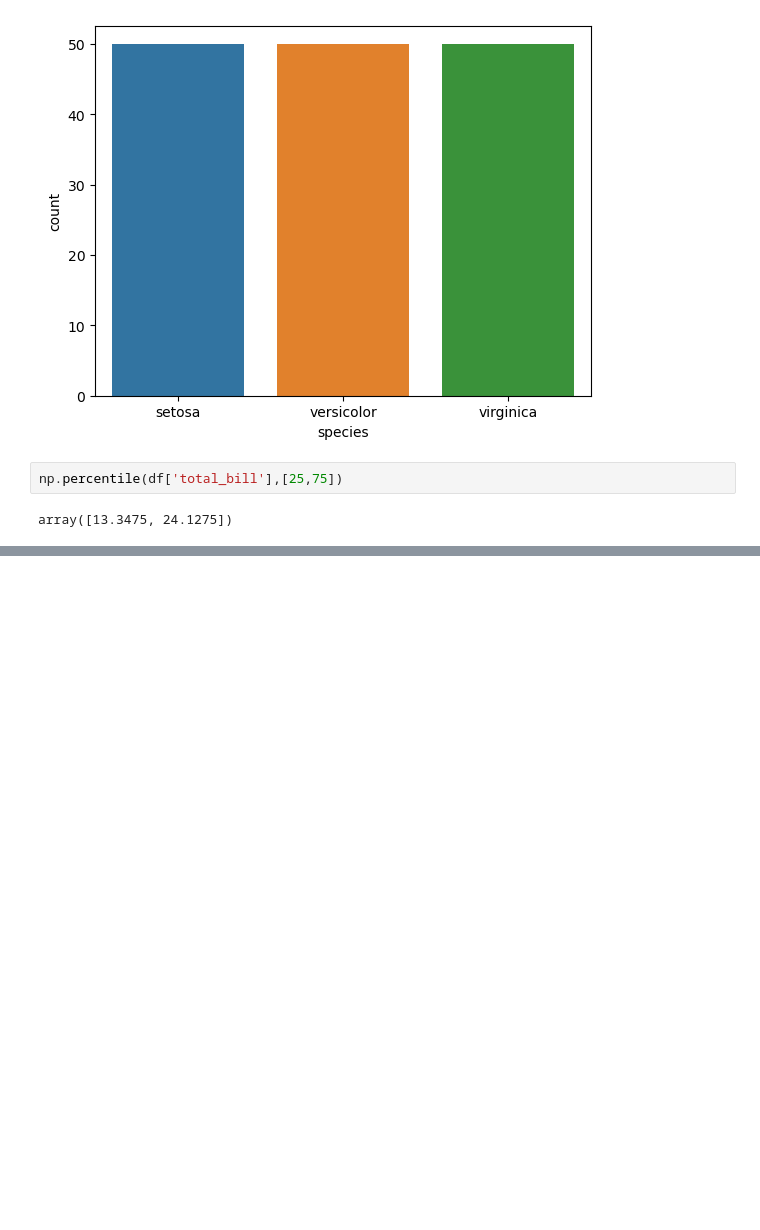
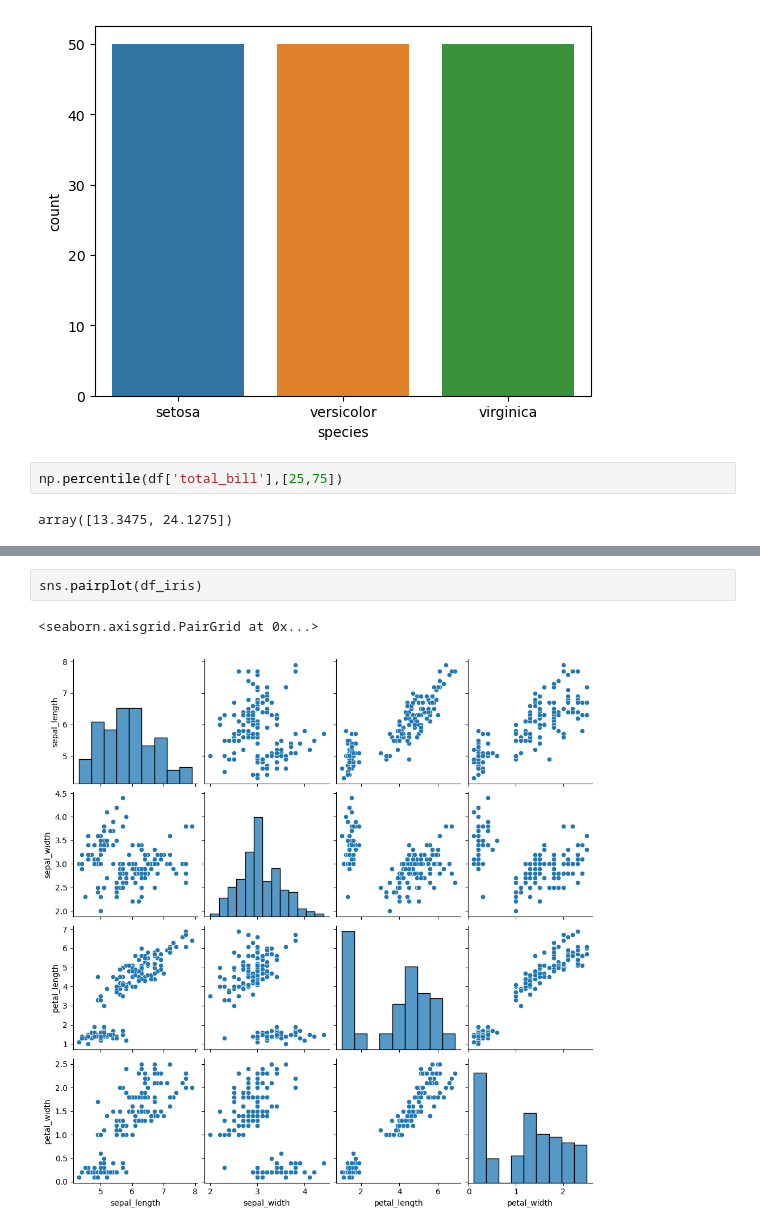
Before and after one commit to AdityaKumbhar21/Data-Science-Learnings, a Jupyter notebook: Statistics/01_basics.ipynb, the cells around one changed output, grey strips where cells are left out. Saved outputs shown, nothing was run; the diff lists cells and outputs as text; blank space fills up the shorter version.

```diff
--- a/Statistics/01_basics.ipynb
+++ b/Statistics/01_basics.ipynb
@@ -65,0 +76,5 @@ array([13.3475, 24.1275])
+# %%
+sns.pairplot(df_iris)
+# %% [output]
+<seaborn.axisgrid.PairGrid at 0x...>
+[figure, added]
```
Also changed, not shown: parts of 1 cell of this notebook.
